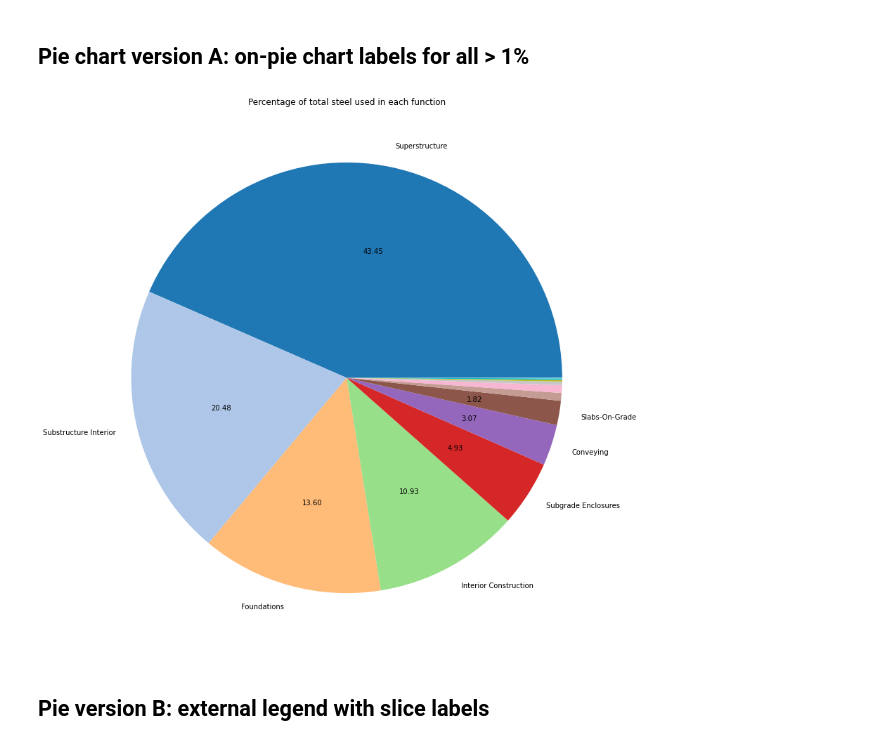
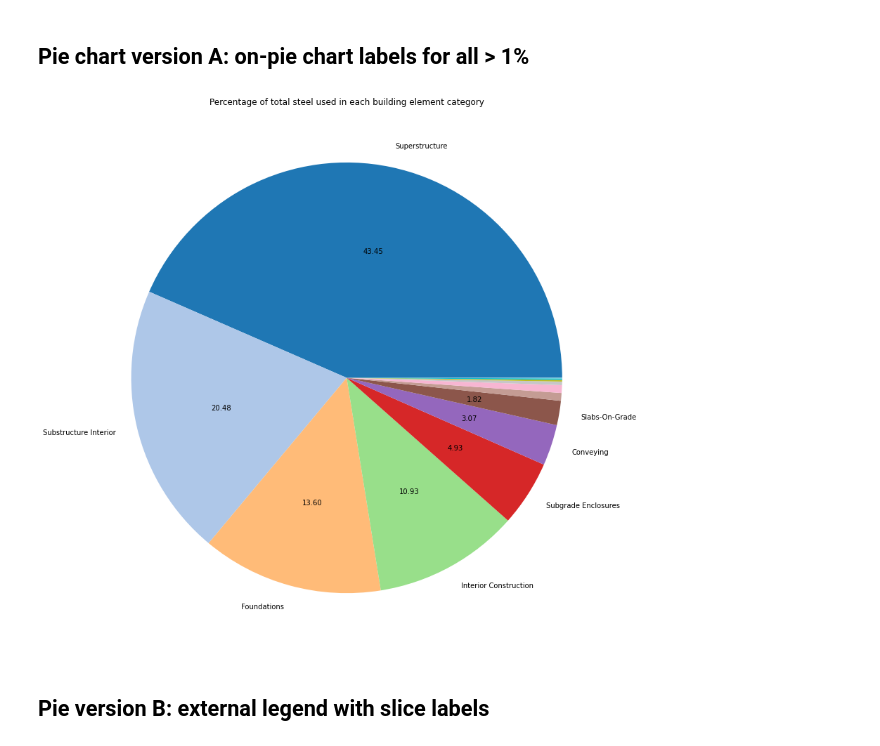
Before and after one commit to alexwolson/A-Construction-Classification-System-Database-for-Understanding-Resource-Use-in-Buildings, a Jupyter notebook: Sample Code/Sample.ipynb, the cells around one changed output. Cells and saved outputs as stored; diff of their text form; code cells hidden in the pictures.

```diff
--- a/Sample Code/Sample.ipynb
+++ b/Sample Code/Sample.ipynb
@@ -161,14 +161,14 @@ dtype: float64
 # %%
 def my_autopct(pct):
     return ('%.2f' % pct) if pct > 1 else ''
 to_plot = concrete_df.mean().sort_values(ascending=False)
 to_plot.plot.pie(figsize=(12,12),colormap='tab20',autopct=my_autopct,labels=[k if v > 30000 else '' for k,v in to_plot.items()])
 plt.ylabel('')
-plt.title('Percentage of total steel used in each function');
+plt.title('Percentage of total steel used in each building element category');
 # plt.legend(loc='center left',bbox_to_anchor=(-0.20, 0.75));
 plt.tight_layout();
 # %% [output]
-[figure, old version]
+[figure, new version]
 # %% [markdown]
 ## Pie version B: external legend with slice labels
 # %%
```
Also changed, not shown: parts of 10 cells of this notebook, 4 other files.
